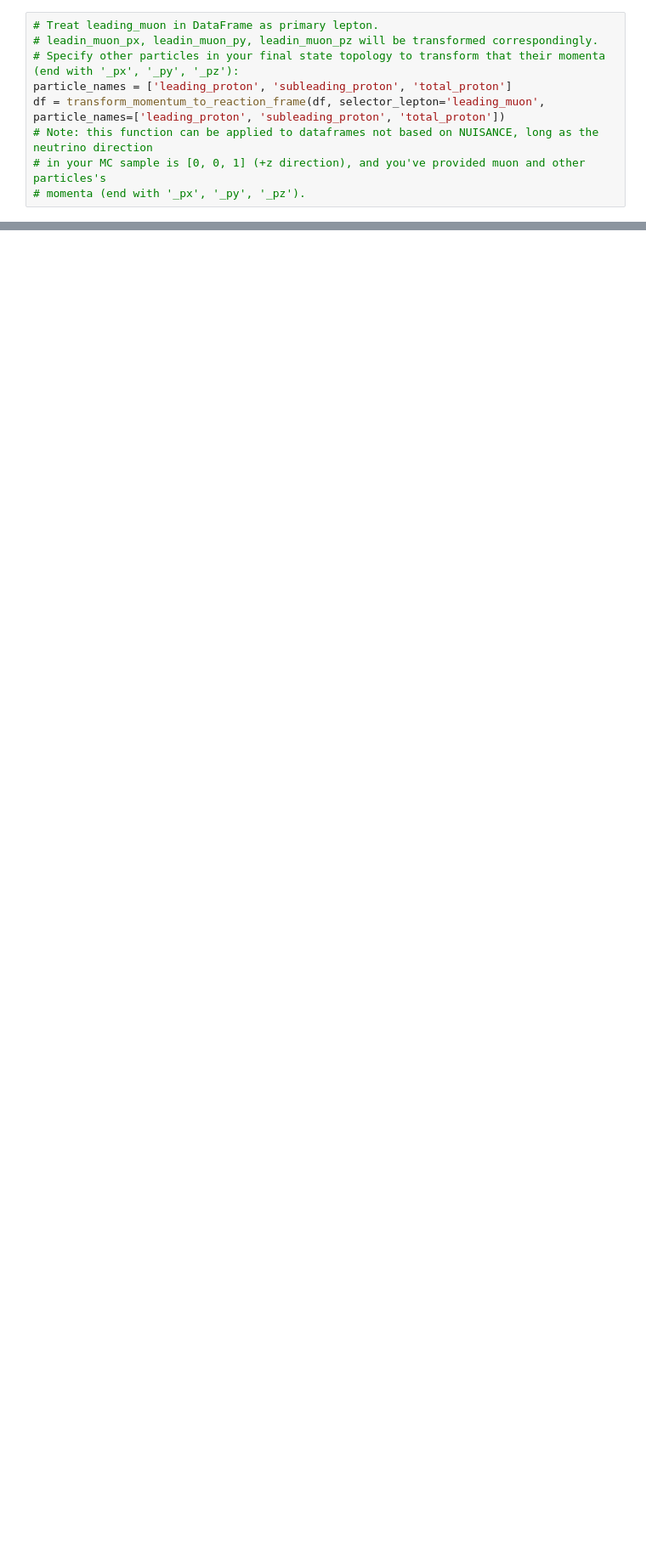
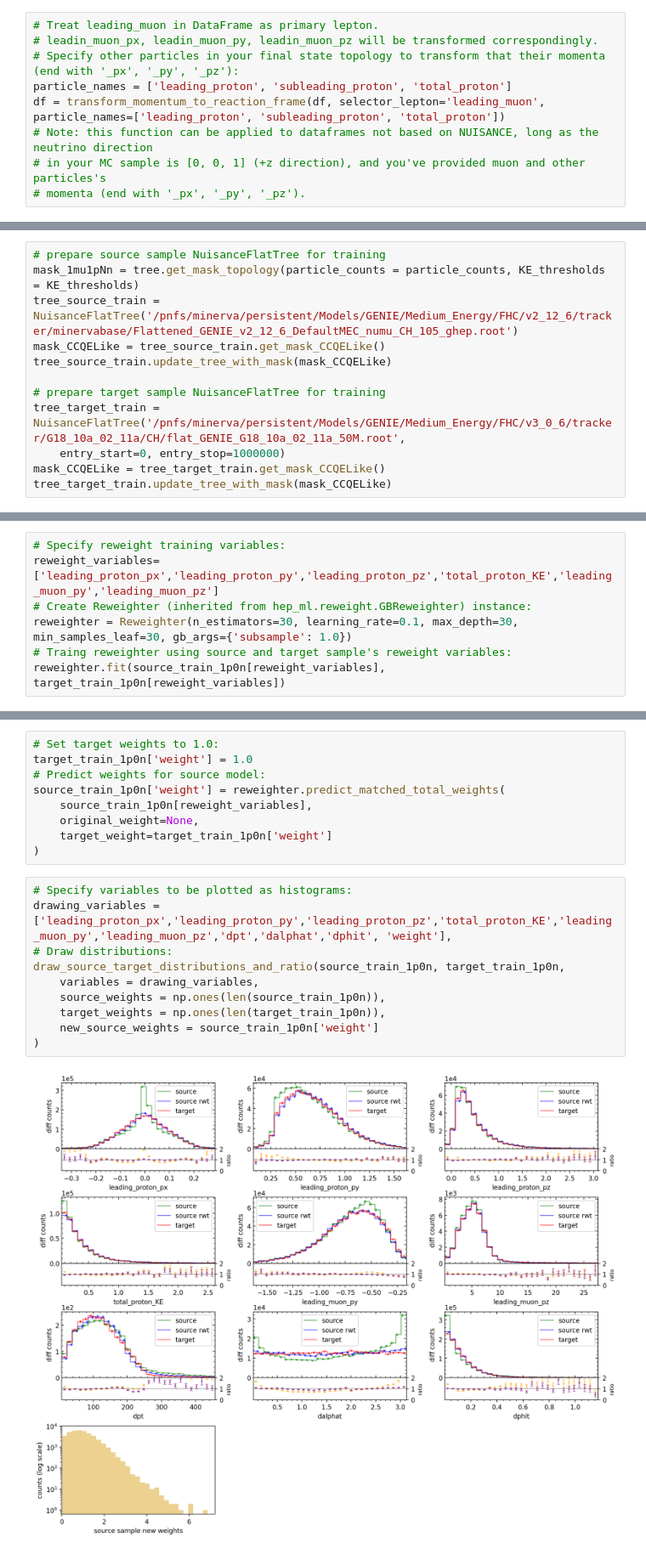
Before and after one commit to zihaolin2000/BDTReweight, a Jupyter notebook: examples/test.ipynb, the cells around one changed output, grey strips where cells are left out. Shown: that part at 85% size. Saved outputs shown, nothing was run; the diff lists cells and outputs as text; blank space fills up the shorter version.

Commit message:
Update test.ipynb to include a GENIE MC reweight MINERvA numu-carbon CCQE-like 1mu1p0n demo

```diff
--- a/examples/test.ipynb
+++ b/examples/test.ipynb
@@ -169,0 +180,12 @@ plt.show()
+# %%
+# prepare source sample NuisanceFlatTree for training
+mask_1mu1pNn = tree.get_mask_topology(particle_counts = particle_counts, KE_thresholds = KE_thresholds)
+tree_source_train = NuisanceFlatTree('/pnfs/minerva/persistent/Models/GENIE/Medium_Energy/FHC/v2_12_6/tracker/minervabase/Flattened_GENIE_v2_12_6_DefaultMEC_numu_CH_105_ghep.root')
+mask_CCQELike = tree_source_train.get_mask_CCQELike()
+tree_source_train.update_tree_with_mask(mask_CCQELike)
+
+# prepare target sample NuisanceFlatTree for training
+tree_target_train = NuisanceFlatTree('/pnfs/minerva/persistent/Models/GENIE/Medium_Energy/FHC/v3_0_6/tracker/G18_10a_02_11a/CH/flat_GENIE_G18_10a_02_11a_50M.root',
+    entry_start=0, entry_stop=1000000)
+mask_CCQELike = tree_target_train.get_mask_CCQELike()
+tree_target_train.update_tree_with_mask(mask_CCQELike)
@@ -169,0 +219,7 @@ plt.show()
+# %%
+# Specify reweight training variables:
+reweight_variables=['leading_proton_px','leading_proton_py','leading_proton_pz','total_proton_KE','leading_muon_py','leading_muon_pz']
+# Create Reweighter (inherited from hep_ml.reweight.GBReweighter) instance:
+reweighter = Reweighter(n_estimators=30, learning_rate=0.1, max_depth=30, min_samples_leaf=30, gb_args={'subsample': 1.0})
+# Traing reweighter using source and target sample's reweight variables:
+reweighter.fit(source_train_1p0n[reweight_variables], target_train_1p0n[reweight_variables])
@@ -169,0 +229,21 @@ plt.show()
+# %%
+# Set target weights to 1.0:
+target_train_1p0n['weight'] = 1.0
+# Predict weights for source model:
+source_train_1p0n['weight'] = reweighter.predict_matched_total_weights(
+    source_train_1p0n[reweight_variables],
+    original_weight=None,
+    target_weight=target_train_1p0n['weight']
+)
+# %%
+# Specify variables to be plotted as histograms:
+drawing_variables = ['leading_proton_px','leading_proton_py','leading_proton_pz','total_proton_KE','leading_muon_py','leading_muon_pz','dpt','dalphat','dphit', 'weight'],
+# Draw distributions:
+draw_source_target_distributions_and_ratio(source_train_1p0n, target_train_1p0n,
+    variables = drawing_variables,
+    source_weights = np.ones(len(source_train_1p0n)),
+    target_weights = np.ones(len(target_train_1p0n)),
+    new_source_weights = source_train_1p0n['weight']
+)
+# %% [output]
+[figure, added]
```
Also changed, not shown: parts of 7 cells of this notebook.
